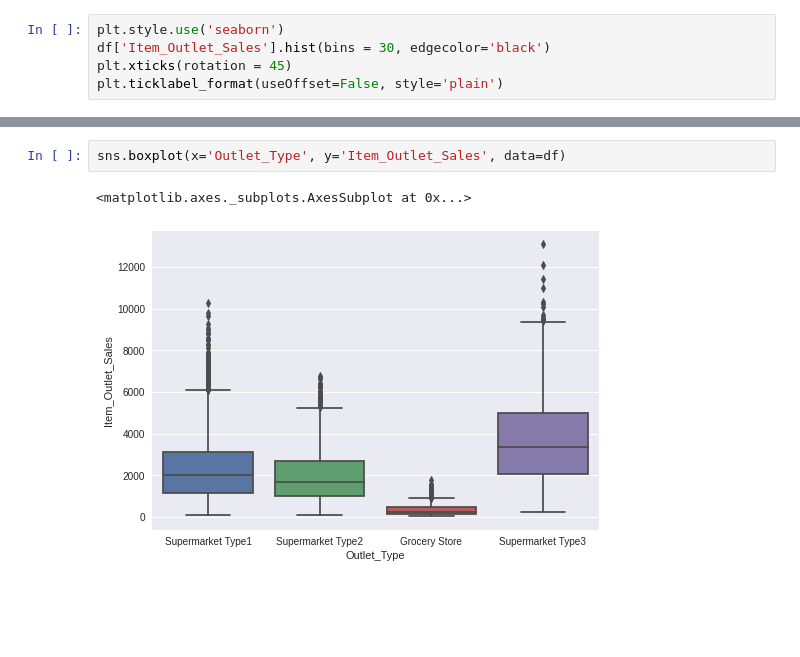
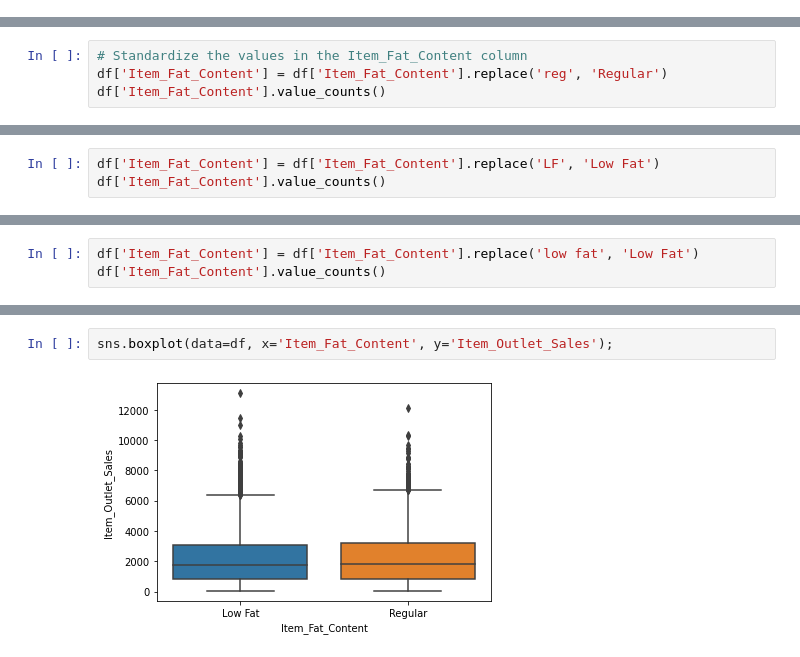
Before and after one commit to applesyeda/sales-predictions, a Jupyter notebook: Project_1_Part_3_(Core).ipynb, the cells around one changed output, grey strips where cells are left out. Drawn from its saved outputs; the diff is of its cells as text; blank space fills up the shorter version.

```diff
--- a/Project_1_Part_3_(Core).ipynb
+++ b/Project_1_Part_3_(Core).ipynb
@@ -26,5 +119,0 @@ df.head()
-# %%
-plt.style.use('seaborn')
-df['Item_Outlet_Sales'].hist(bins = 30, edgecolor='black')
-plt.xticks(rotation = 45)
-plt.ticklabel_format(useOffset=False, style='plain')
@@ -32,0 +129,4 @@ plt.ticklabel_format(useOffset=False, style='plain')
+# %%
+# Standardize the values in the Item_Fat_Content column
+df['Item_Fat_Content'] = df['Item_Fat_Content'].replace('reg', 'Regular')
+df['Item_Fat_Content'].value_counts()
@@ -32,0 +139,3 @@ plt.ticklabel_format(useOffset=False, style='plain')
+# %%
+df['Item_Fat_Content'] = df['Item_Fat_Content'].replace('LF', 'Low Fat')
+df['Item_Fat_Content'].value_counts()
@@ -32,0 +147,3 @@ plt.ticklabel_format(useOffset=False, style='plain')
+# %%
+df['Item_Fat_Content'] = df['Item_Fat_Content'].replace('low fat', 'Low Fat')
+df['Item_Fat_Content'].value_counts()
@@ -33,5 +204,4 @@ plt.ticklabel_format(useOffset=False, style='plain')
 # %%
-sns.boxplot(x='Outlet_Type', y='Item_Outlet_Sales', data=df)
+sns.boxplot(data=df, x='Item_Fat_Content', y='Item_Outlet_Sales');
 # %% [output]
-<matplotlib.axes._subplots.AxesSubplot at 0x...>
-[figure, old version]
+[figure, new version]
```
Also changed, not shown: parts of 27 cells of this notebook.
